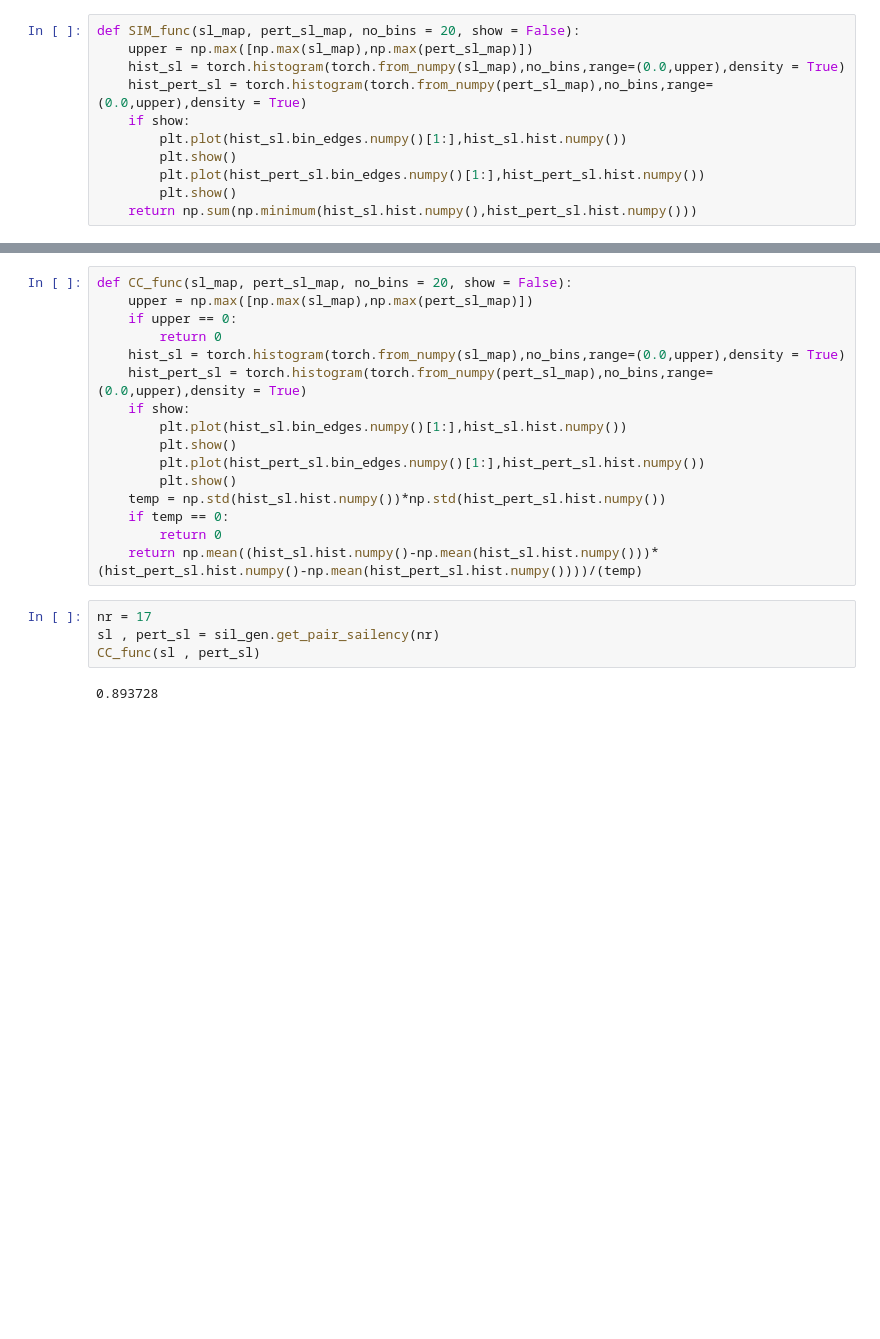
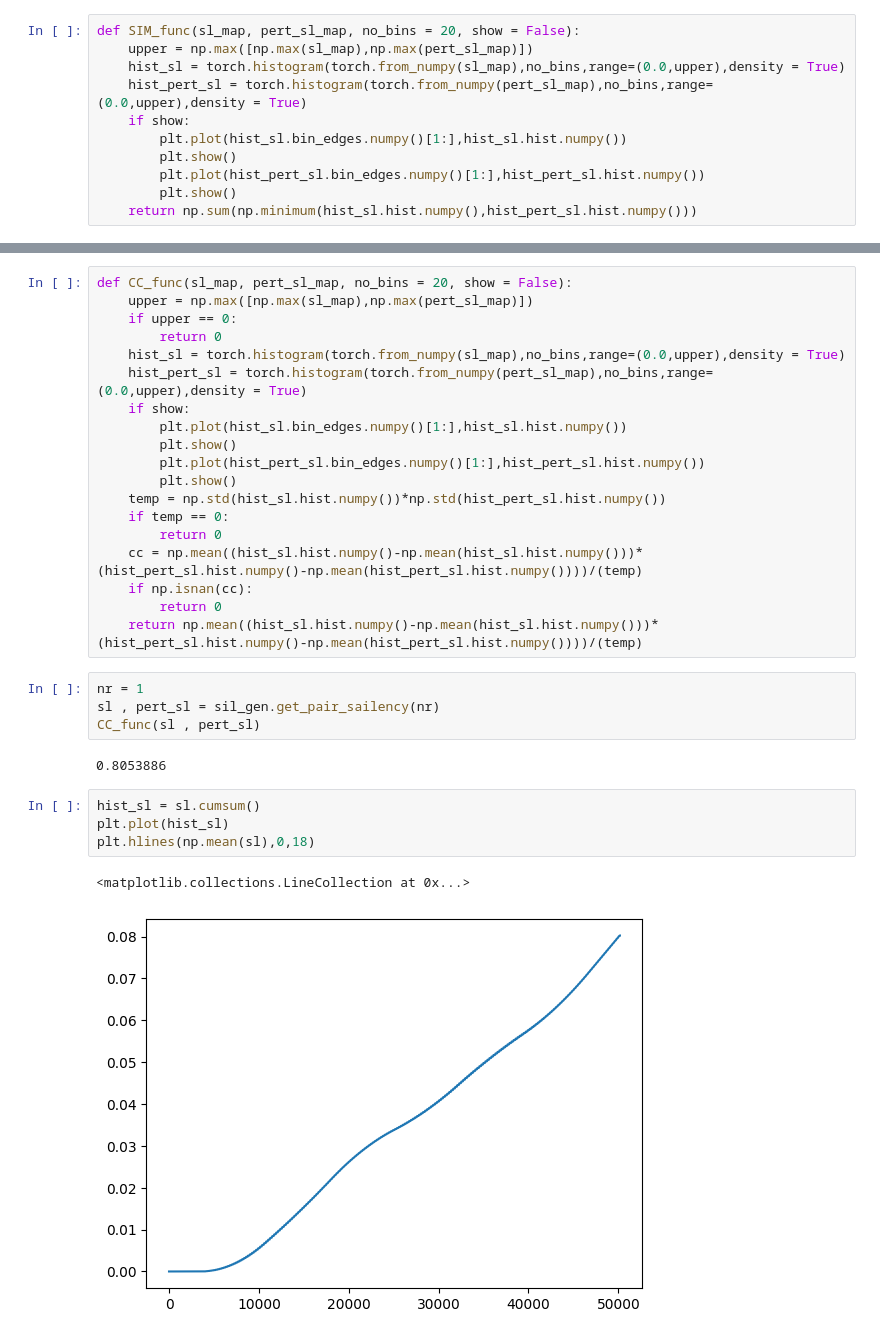
Before and after one commit to MichalMichniak/analysis-of-significance-areas, a Jupyter notebook: faithfulness_metrics.ipynb, the cells around one changed output, grey strips where cells are left out. Drawn from its saved outputs; the diff is of its cells as text; blank space fills up the shorter version.

```diff
--- a/faithfulness_metrics.ipynb
+++ b/faithfulness_metrics.ipynb
@@ -260,10 +322,20 @@ def CC_func(sl_map, pert_sl_map, no_bins = 20, show = False):
     temp = np.std(hist_sl.hist.numpy())*np.std(hist_pert_sl.hist.numpy())
     if temp == 0:
         return 0
+    cc = np.mean((hist_sl.hist.numpy()-np.mean(hist_sl.hist.numpy()))*(hist_pert_sl.hist.numpy()-np.mean(hist_pert_sl.hist.numpy())))/(temp)
+    if np.isnan(cc):
+        return 0
     return np.mean((hist_sl.hist.numpy()-np.mean(hist_sl.hist.numpy()))*(hist_pert_sl.hist.numpy()-np.mean(hist_pert_sl.hist.numpy())))/(temp)
 # %%
-nr = 17
+nr = 1
 sl , pert_sl = sil_gen.get_pair_sailency(nr)
 CC_func(sl , pert_sl)
 # %% [output]
-0.893728
+0.8053886
+# %%
+hist_sl = sl.cumsum()
+plt.plot(hist_sl)
+plt.hlines(np.mean(sl),0,18)
+# %% [output]
+<matplotlib.collections.LineCollection at 0x...>
+[figure, added]
```
Also changed, not shown: parts of 7 cells of this notebook, 2 other files.
